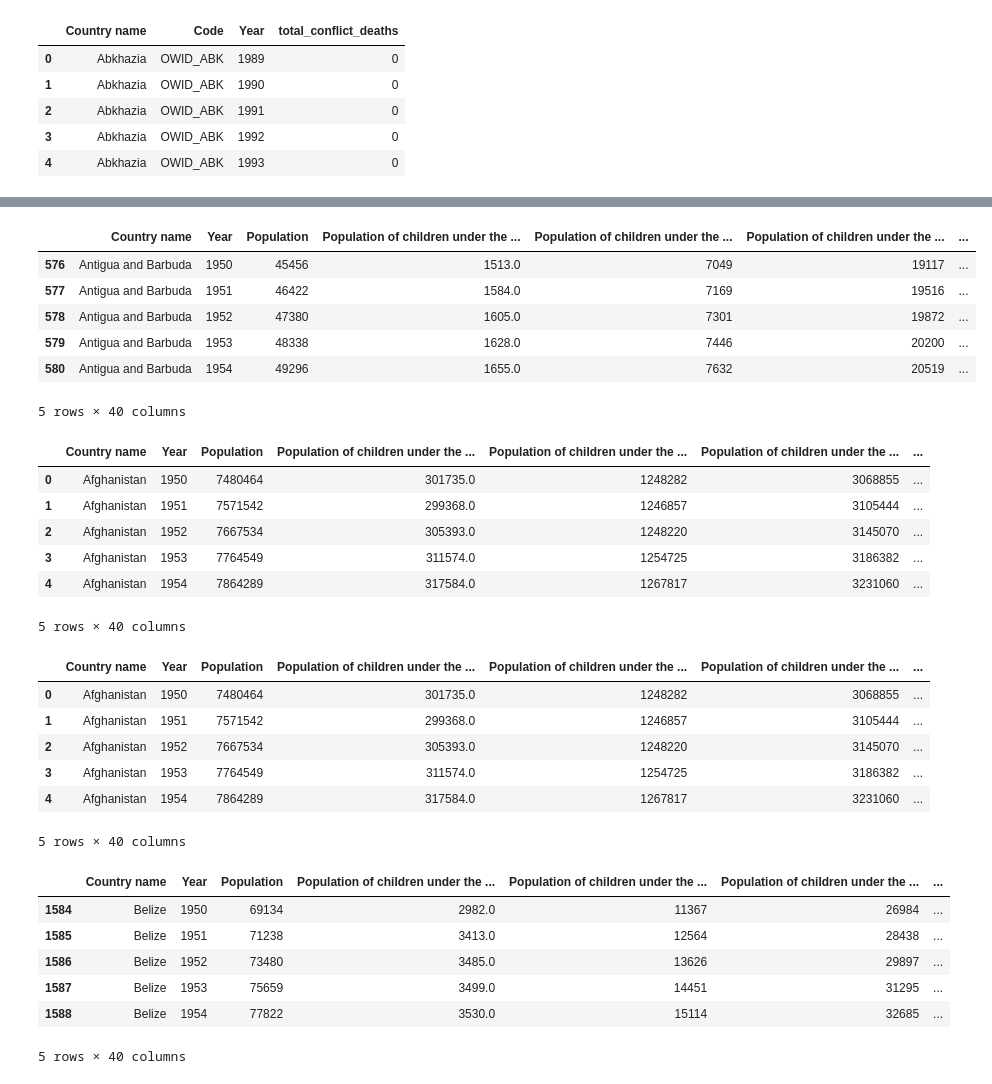
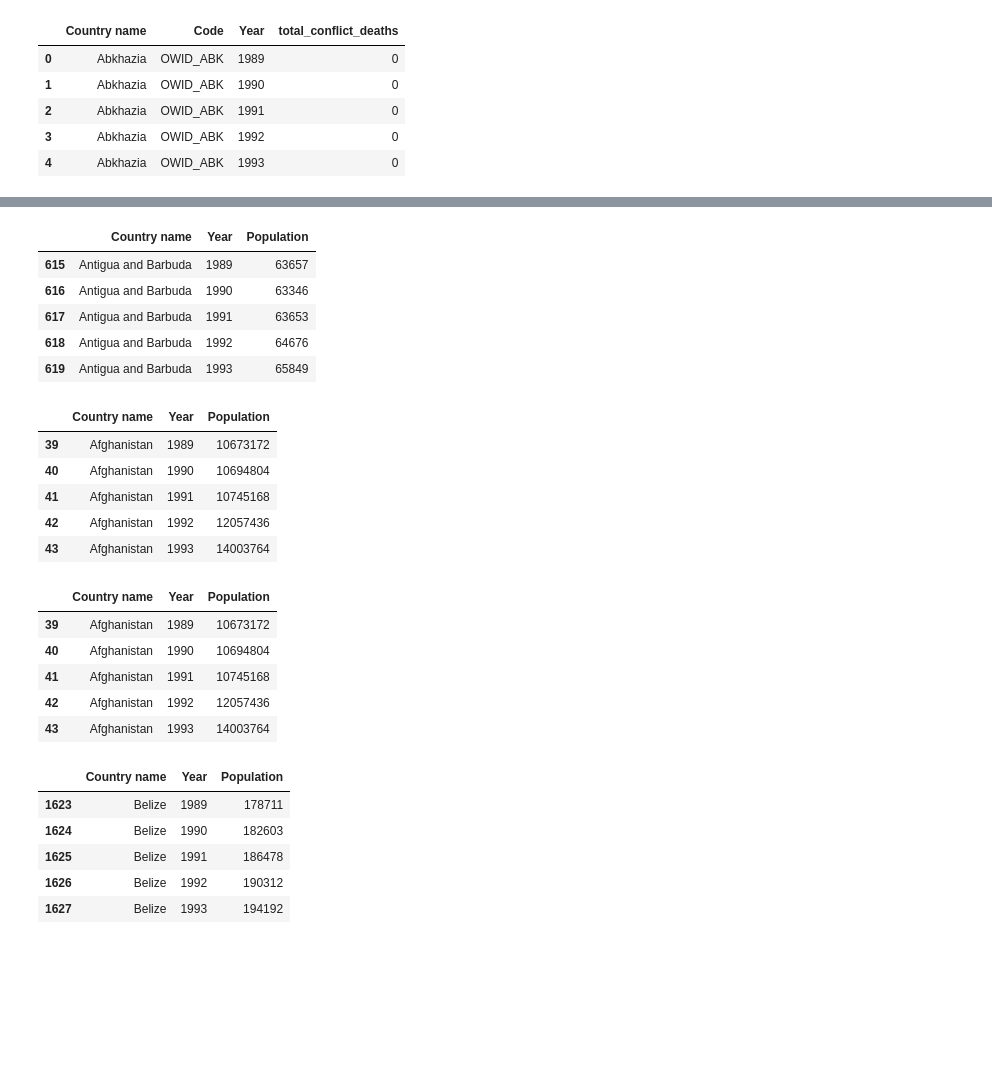
Before and after one commit to TrentonParker/Pythonic-Prodigies-Project-1, a Jupyter notebook: Joe-Code-Checkpoint(1).ipynb, the cells around one changed output, grey strips where cells are left out. Drawn from its saved outputs; the diff is of its cells as text; code cells hidden in the pictures; blank space fills up the shorter version.

```diff
--- a/Joe-Code-Checkpoint(1).ipynb
+++ b/Joe-Code-Checkpoint(1).ipynb
@@ -25,6 +26,10 @@ conflict_df.tail()
 | 6967 | Zimbabwe | ZWE | 2020 | 0 | 0 | 0 | 0 |
 | 6968 | Zimbabwe | ZWE | 2021 | 0 | 0 | 0 | 0 |
 | 6969 | Zimbabwe | ZWE | 2022 | 0 | 0 | 0 | 0 |
+# %%
+# Filter population_df and migration_df to include data starting from 1989
+population_df = population_df[population_df['Year'] >= 1989]
+migration_df = migration_df[migration_df['Year'] >= 1989]
 # %%
 migration_df.head()
 # %% [output]
@@ -238,67 +271,63 @@ south_american_population_df.head()
 # %%
 # List of North American countries (you may need to adjust this list based on your data)
 north_american_countries = ["Antigua and Barbuda", "Bahamas", "Barbados", "Belize", "Canada", "Costa Rica", "Cuba", "Dominica", "Dominican Republic", "El Salvador", "Grenada", "Guatemala", "Haiti", "Honduras", "Jamaica", "Mexico", "Nicaragua", "Panama", "Saint Kitts and Nevis", "Saint Lucia", "Saint Vincent and the Grenadines", "Trinidad and Tobago", "United States"]
 
 # Filter the population DataFrame to include only countries from North America
-north_american_population_df = population_df[population_df['Country name'].isin(north_american_countries)]
+north_american_population_df = population_only_df[population_only_df['Country name'].isin(north_american_countries)]
 
 north_american_population_df.head()
 # %% [output]
-|  | Country name | Year | Population | Population of children under the ... | Population of children under the ... | Population of children under the ... | ... |
-| 576 | Antigua and Barbuda | 1950 | 45456 | 1513.0 | 7049 | 19117 | ... |
-| 577 | Antigua and Barbuda | 1951 | 46422 | 1584.0 | 7169 | 19516 | ... |
-| 578 | Antigua and Barbuda | 1952 | 47380 | 1605.0 | 7301 | 19872 | ... |
-| 579 | Antigua and Barbuda | 1953 | 48338 | 1628.0 | 7446 | 20200 | ... |
-| 580 | Antigua and Barbuda | 1954 | 49296 | 1655.0 | 7632 | 20519 | ... |
+|  | Country name | Year | Population |
+| 615 | Antigua and Barbuda | 1989 | 63657 |
+| 616 | Antigua and Barbuda | 1990 | 63346 |
+| 617 | Antigua and Barbuda | 1991 | 63653 |
+| 618 | Antigua and Barbuda | 1992 | 64676 |
+| 619 | Antigua and Barbuda | 1993 | 65849 |
-5 rows × 40 columns
 # %%
 # List of Asian countries (you may need to adjust this list based on your data)
 asian_countries = ["Afghanistan", "Armenia", "Azerbaijan", "Bahrain", "Bangladesh", "Bhutan", "Brunei", "Cambodia", "China", "Cyprus", "Georgia", "India", "Indonesia", "Iran", "Iraq", "Israel", "Japan", "Jordan", "Kazakhstan", "Kuwait", "Kyrgyzstan", "Laos", "Lebanon", "Malaysia", "Maldives", "Mongolia", "Myanmar (Burma)", "Nepal", "North Korea", "Oman", "Pakistan", "Palestine", "Philippines", "Qatar", "Saudi Arabia", "Singapore", "South Korea", "Sri Lanka", "Syria", "Taiwan", "Tajikistan", "Thailand", "Timor-Leste", "Turkey", "Turkmenistan", "United Arab Emirates", "Uzbekistan", "Vietnam", "Yemen"]
 
 # Filter the population DataFrame to include only countries from Asia
-asian_population_df = population_df[population_df['Country name'].isin(asian_countries)]
+asian_population_df = population_only_df[population_only_df['Country name'].isin(asian_countries)]
 
 asian_population_df.head()
 # %% [output]
-|  | Country name | Year | Population | Population of children under the ... | Population of children under the ... | Population of children under the ... | ... |
-| 0 | Afghanistan | 1950 | 7480464 | 301735.0 | 1248282 | 3068855 | ... |
-| 1 | Afghanistan | 1951 | 7571542 | 299368.0 | 1246857 | 3105444 | ... |
-| 2 | Afghanistan | 1952 | 7667534 | 305393.0 | 1248220 | 3145070 | ... |
-| 3 | Afghanistan | 1953 | 7764549 | 311574.0 | 1254725 | 3186382 | ... |
-| 4 | Afghanistan | 1954 | 7864289 | 317584.0 | 1267817 | 3231060 | ... |
+|  | Country name | Year | Population |
+| 39 | Afghanistan | 1989 | 10673172 |
+| 40 | Afghanistan | 1990 | 10694804 |
+| 41 | Afghanistan | 1991 | 10745168 |
+| 42 | Afghanistan | 1992 | 12057436 |
+| 43 | Afghanistan | 1993 | 14003764 |
-5 rows × 40 columns
 # %%
 # List of Middle Eastern countries (you may need to adjust this list based on your data)
 middle_east_countries = ["Afghanistan", "Bahrain", "Cyprus", "Egypt", "Iran", "Iraq", "Israel", "Jordan", "Kuwait", "Lebanon", "Oman", "Pakistan", "Palestine", "Qatar", "Saudi Arabia", "Syria", "Turkey", "United Arab Emirates", "Yemen"]
 
 # Filter the population DataFrame to include only countries from the Middle East
-middle_east_population_df = population_df[population_df['Country name'].isin(middle_east_countries)]
+middle_east_population_df = population_only_df[population_only_df['Country name'].isin(middle_east_countries)]
 
 middle_east_population_df.head()
 # %% [output]
-|  | Country name | Year | Population | Population of children under the ... | Population of children under the ... | Population of children under the ... | ... |
-| 0 | Afghanistan | 1950 | 7480464 | 301735.0 | 1248282 | 3068855 | ... |
-| 1 | Afghanistan | 1951 | 7571542 | 299368.0 | 1246857 | 3105444 | ... |
-| 2 | Afghanistan | 1952 | 7667534 | 305393.0 | 1248220 | 3145070 | ... |
-| 3 | Afghanistan | 1953 | 7764549 | 311574.0 | 1254725 | 3186382 | ... |
-| 4 | Afghanistan | 1954 | 7864289 | 317584.0 | 1267817 | 3231060 | ... |
+|  | Country name | Year | Population |
+| 39 | Afghanistan | 1989 | 10673172 |
+| 40 | Afghanistan | 1990 | 10694804 |
+| 41 | Afghanistan | 1991 | 10745168 |
+| 42 | Afghanistan | 1992 | 12057436 |
+| 43 | Afghanistan | 1993 | 14003764 |
-5 rows × 40 columns
 # %%
 # List of Central American countries
 central_american_countries = ["Belize", "Costa Rica", "El Salvador", "Guatemala", "Honduras", "Nicaragua", "Panama"]
 
 # Filter the population DataFrame to include only countries from Central America
-central_american_population_df = population_df[population_df['Country name'].isin(central_american_countries)]
+central_american_population_df = population_only_df[population_only_df['Country name'].isin(central_american_countries)]
 
 central_american_population_df.head()
 # %% [output]
-|  | Country name | Year | Population | Population of children under the ... | Population of children under the ... | Population of children under the ... | ... |
-| 1584 | Belize | 1950 | 69134 | 2982.0 | 11367 | 26984 | ... |
-| 1585 | Belize | 1951 | 71238 | 3413.0 | 12564 | 28438 | ... |
-| 1586 | Belize | 1952 | 73480 | 3485.0 | 13626 | 29897 | ... |
-| 1587 | Belize | 1953 | 75659 | 3499.0 | 14451 | 31295 | ... |
-| 1588 | Belize | 1954 | 77822 | 3530.0 | 15114 | 32685 | ... |
+|  | Country name | Year | Population |
+| 1623 | Belize | 1989 | 178711 |
+| 1624 | Belize | 1990 | 182603 |
+| 1625 | Belize | 1991 | 186478 |
+| 1626 | Belize | 1992 | 190312 |
+| 1627 | Belize | 1993 | 194192 |
-5 rows × 40 columns
 # %%
 # Filter the migration DataFrame to include only countries from Africa
 african_migration_df = migration_df[migration_df['Country name'].isin(african_countries)]
```
Also changed, not shown: parts of 63 cells of this notebook.
